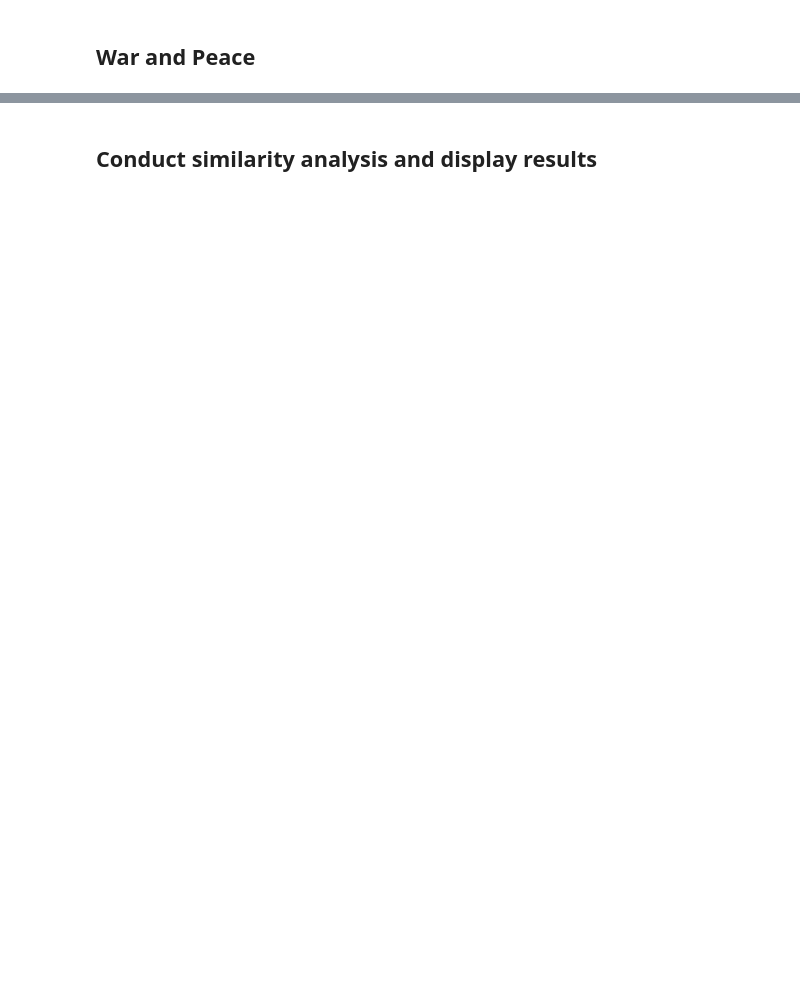
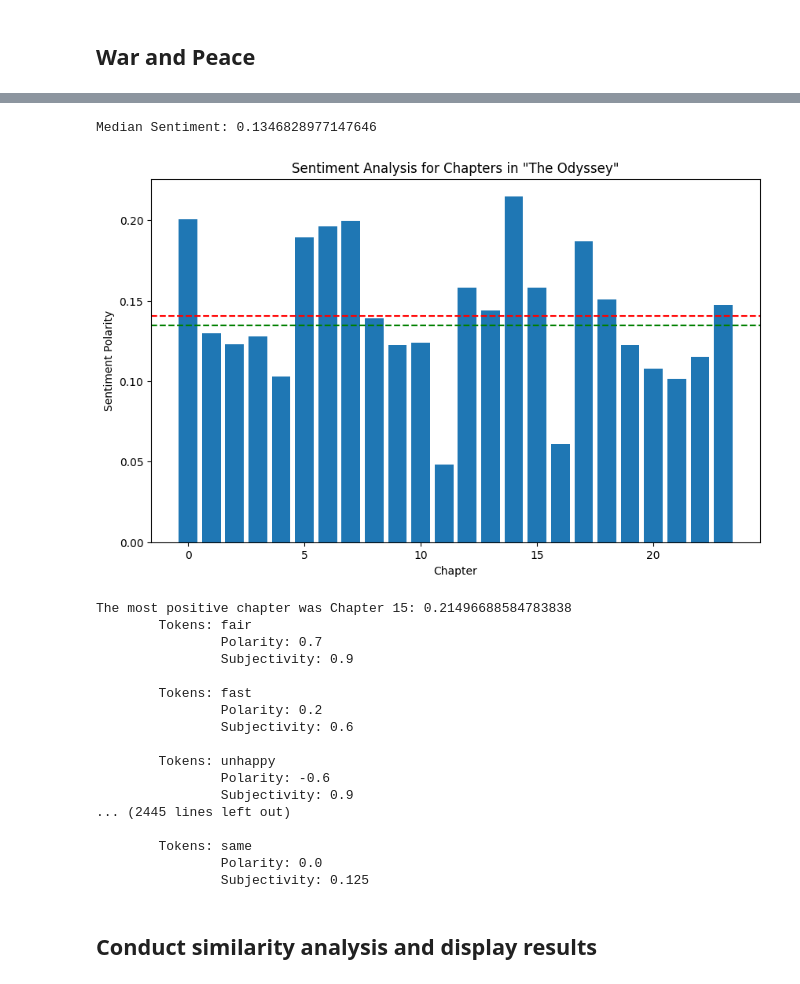
Before and after one commit to Ruyzambrano/Project_Gutenberg_Data_Pipeline_Sentiment_Analysis_Project, a Jupyter notebook: main.ipynb, the cells around one changed output, grey strips where cells are left out. Drawn from its saved outputs; the diff is of its cells as text; code cells hidden in the pictures; blank space fills up the shorter version.

```diff
--- a/main.ipynb
+++ b/main.ipynb
@@ -583,3 +1288,26 @@ books.append(war_and_peace)
+# %%
+odyssey.chapter_analysis()
+books.append(odyssey)
+# %% [output]
+Median Sentiment: 0.1346828977147646
+[figure, added]
+The most positive chapter was Chapter 15: 0.21496688584783838
+        Tokens: fair
+                Polarity: 0.7
+                Subjectivity: 0.9
+
+        Tokens: fast
+                Polarity: 0.2
+                Subjectivity: 0.6
+
+        Tokens: unhappy
+                Polarity: -0.6
+                Subjectivity: 0.9
+... (2445 lines left out)
+
+        Tokens: same
+                Polarity: 0.0
+                Subjectivity: 0.125
 # %% [markdown]
 ## Conduct similarity analysis and display results
 # %%
```
Also changed, not shown: parts of 69 cells of this notebook, 1 other file.
